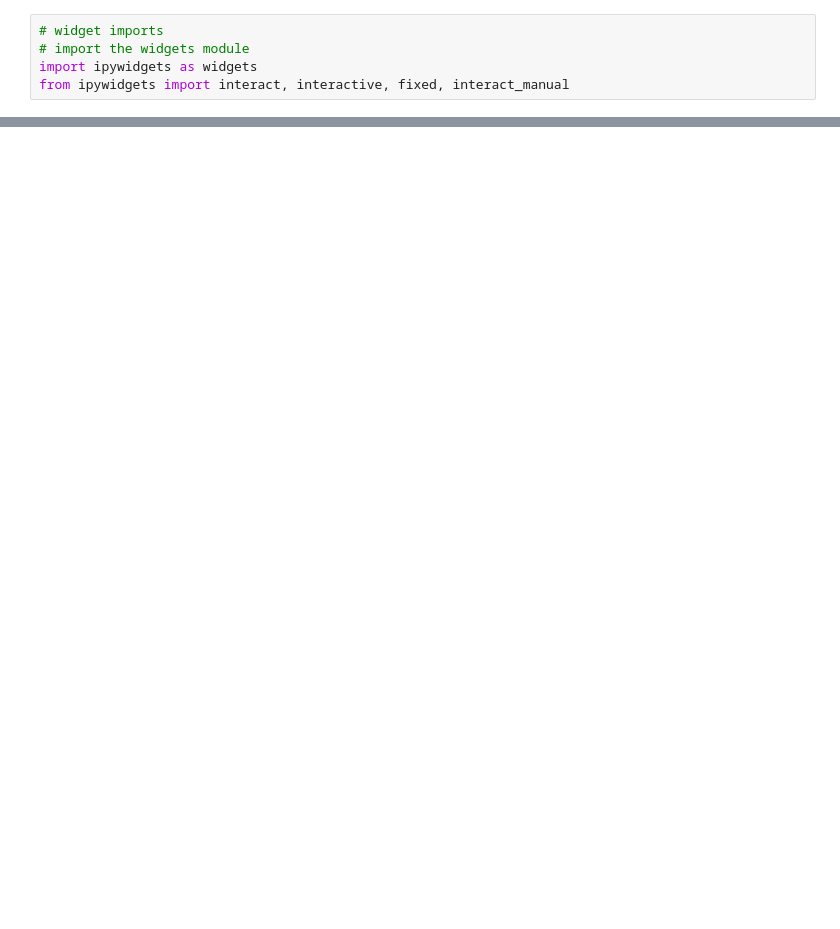
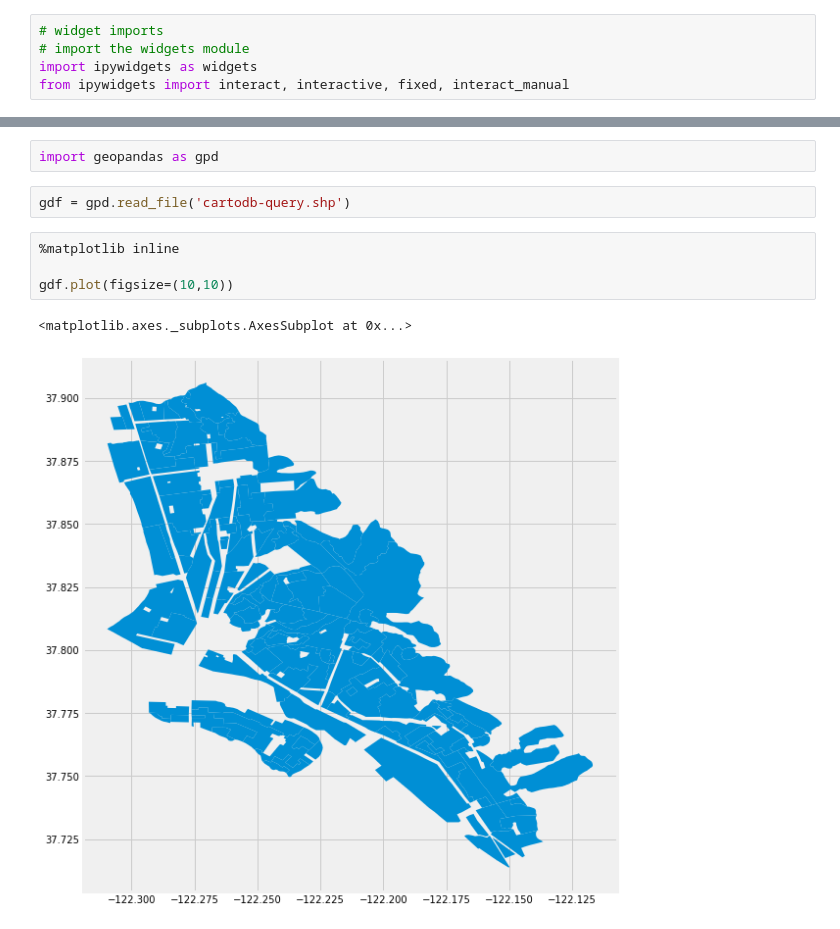
Before and after one commit to ds-modules/CP-113B, a Jupyter notebook: Rucha/CP113B-Rucha-Copy1.ipynb, the cells around one changed output, grey strips where cells are left out. Saved outputs shown, nothing was run; the diff lists cells and outputs as text; blank space fills up the shorter version.

```diff
--- a/Rucha/CP113B-Rucha-Copy1.ipynb
+++ b/Rucha/CP113B-Rucha-Copy1.ipynb
@@ -105,0 +82,11 @@ interact(scatter_features, feature1 = wid_1, feature2 = wid_2)
+# %%
+import geopandas as gpd
+# %%
+gdf = gpd.read_file('cartodb-query.shp')
+# %%
+%matplotlib inline
+
+gdf.plot(figsize=(10,10))
+# %% [output]
+<matplotlib.axes._subplots.AxesSubplot at 0x...>
+[figure, added]
```
Also changed, not shown: parts of 5 cells of this notebook, 5 other files.
